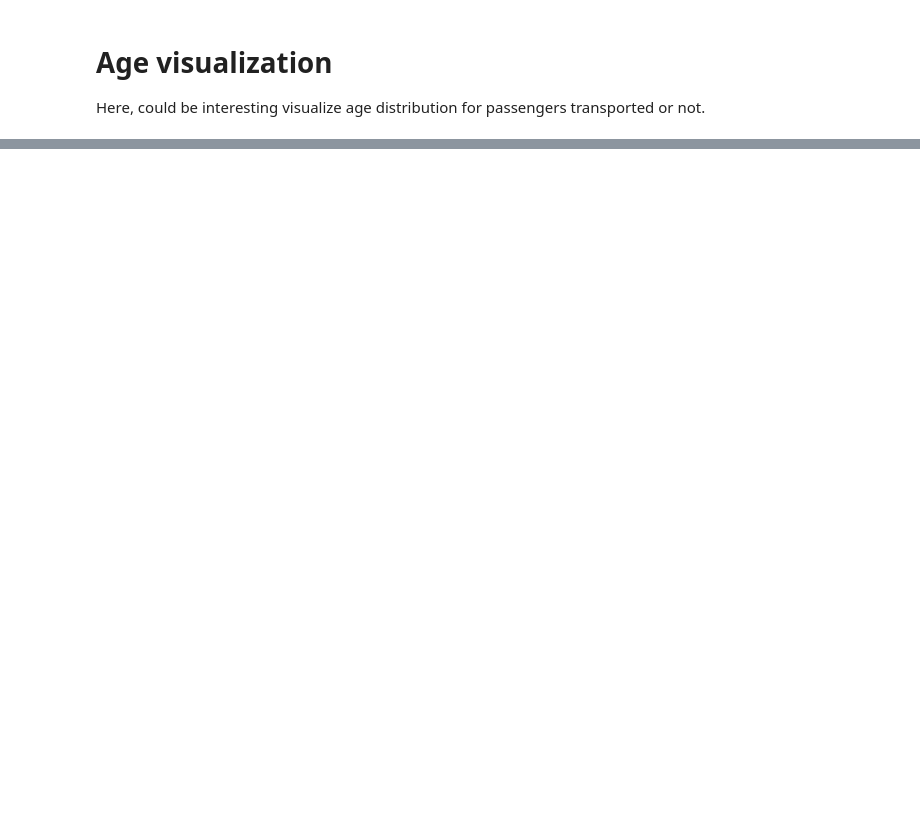
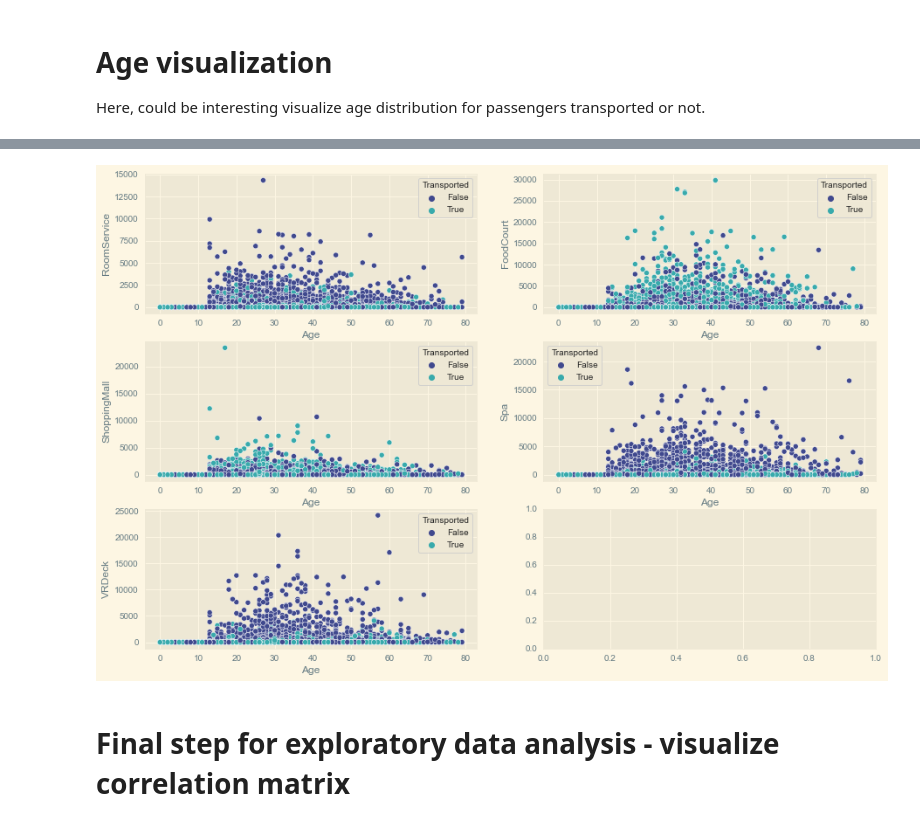
Before and after one commit to SebasAI95/Kaggle_challenge, a Jupyter notebook: spaceship_challenge_02.ipynb, the cells around one changed output, grey strips where cells are left out. Drawn from its saved outputs; the diff is of its cells as text; code cells hidden in the pictures; blank space fills up the shorter version.

Commit message:
Last steps before machine learning models.

```diff
--- a/spaceship_challenge_02.ipynb
+++ b/spaceship_challenge_02.ipynb
@@ -170,7 +184,6 @@ sns.catplot(x="Cabin_side", kind="count", data=train_data, hue="Transported")
 destinations = train_data["Destination"].unique()
 print(destinations)
 
-plt.style.use('Solarize_Light2')
 sns.catplot(x="Destination", kind="count", data=train_data)
 # %% [output]
 ['TRAPPIST-1e' 'PSO J318.5-22' '55 Cancri e' nan]
@@ -191,0 +209,9 @@ sns.histplot(x="Age", data=train_data_false, ax=ax[1]).set(title="Not Transporte
+# %%
+# Here, the idea is compare age vs total amount billed into amenities
+AMENITIES = ["RoomService", "FoodCourt", "ShoppingMall", "Spa", "VRDeck"]
+
+fig, ax = plt.subplots(3, 2, figsize=(15, 10))
+for i, amenity in enumerate(AMENITIES):
+    sns.scatterplot(x="Age", y=amenity, data=train_data, hue="Transported", ax=fig.axes[i], palette="mako")
+# %% [output]
+[figure, added]
@@ -191,0 +223,2 @@ sns.histplot(x="Age", data=train_data_false, ax=ax[1]).set(title="Not Transporte
+# %% [markdown]
+# Final step for exploratory data analysis - visualize correlation matrix
```
Also changed, not shown: parts of 23 cells of this notebook.
